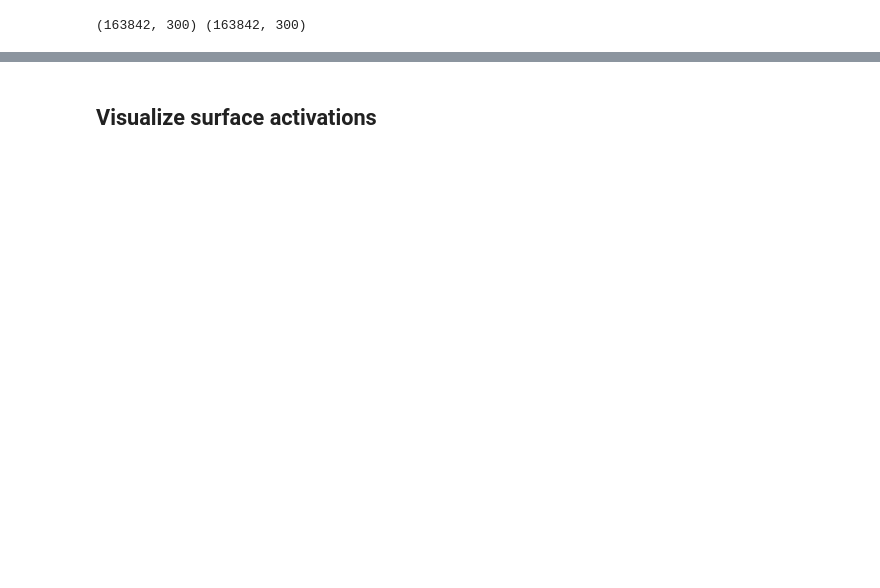
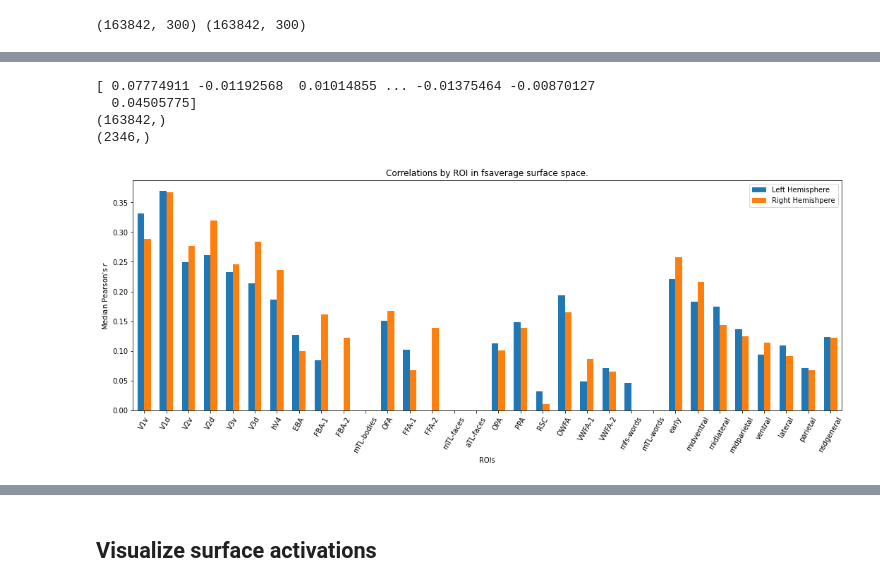
Before and after one commit to MedARC-AI/fMRI-Algonauts-Challenge-2023, a Jupyter notebook: algonauts.ipynb, the cells around one changed output, grey strips where cells are left out. Drawn from its saved outputs; the diff is of its cells as text; code cells hidden in the pictures; blank space fills up the shorter version.

```diff
--- a/algonauts.ipynb
+++ b/algonauts.ipynb
@@ -473,15 +562,3 @@ False
 The Algonauts competition requires results in fsaverage space.
 # %% [markdown]
 ## Save voxel predictions as 3d Nifti file
-# %%
-# convert fMRI predictions on validation set
-from nilearn.image import load_img, new_img_like
-# temp_s3_dir = '/fsx/proj-medarc/fmri/natural-scenes-dataset/temp_s3'
-temp_s3_dir = '/scratch/gpfs/KNORMAN/natural-scenes-dataset'
-
-
-pred = np.copy(fmri_val_pred)
-mask = np.copy(nsd_mask)
-mask = np.tile(mask, (pred.shape[0],1,1,1))
-data_to_convert = np.zeros_like(mask, dtype=pred.dtype)
-data_to_convert[:,nsd_mask==True]=pred
@@ -712,0 +895,30 @@ plt.title("Correlations by ROI in fsaverage surface space.")
+# %%
+print(lh_correlation)
+print(lh_correlation.shape)
+print(lh_roi_correlation[30].shape)
+# %% [output]
+[ 0.07774911 -0.01192568  0.01014855 ... -0.01375464 -0.00870127
+  0.04505775]
+(163842,)
+(2346,)
+# %%
+# Create the plot
+lh_median_roi_correlation_fs = [np.median(lh_roi_correlation[r])
+    for r in range(len(lh_roi_correlation))]
+rh_median_roi_correlation_fs = [np.median(rh_roi_correlation[r])
+    for r in range(len(rh_roi_correlation))]
+plt.figure(figsize=(18,6))
+x = np.arange(len(roi_names))
+width = 0.30
+plt.bar(x - width/2, lh_median_roi_correlation_fs, width, label='Left Hemisphere')
+plt.bar(x + width/2, rh_median_roi_correlation_fs, width,
+    label='Right Hemishpere')
+plt.xlim(left=min(x)-.5, right=max(x)+.5)
+# plt.ylim(bottom=0, top=1)
+plt.xlabel('ROIs')
+plt.xticks(ticks=x, labels=roi_names, rotation=60)
+plt.ylabel('Median Pearson\'s $r$')
+plt.legend(frameon=True, loc=1)
+plt.title("Correlations by ROI in fsaverage surface space.");
+# %% [output]
+[figure, added]
```
Also changed, not shown: parts of 46 cells of this notebook, 1 other file.
